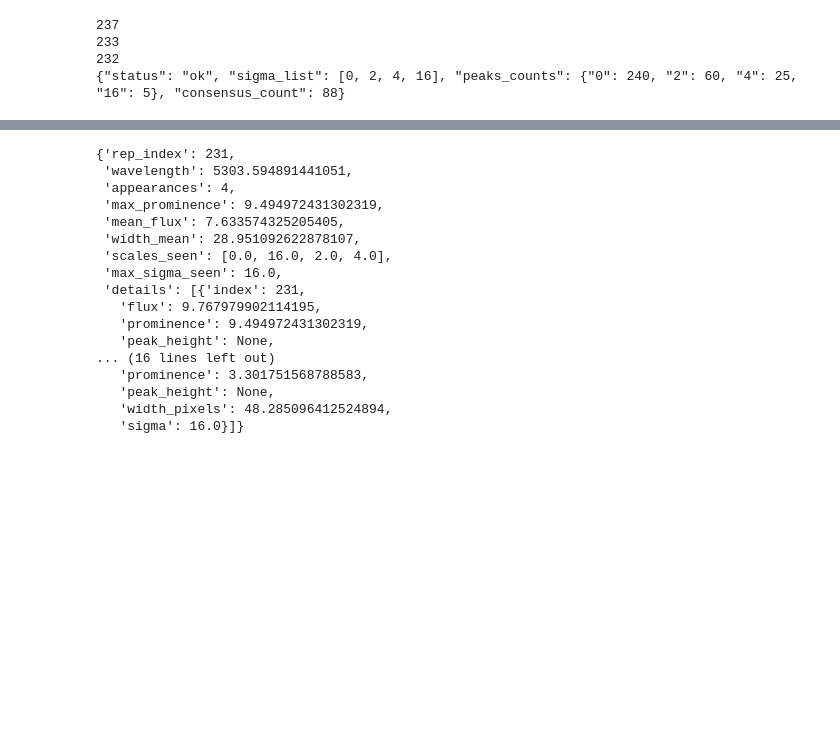
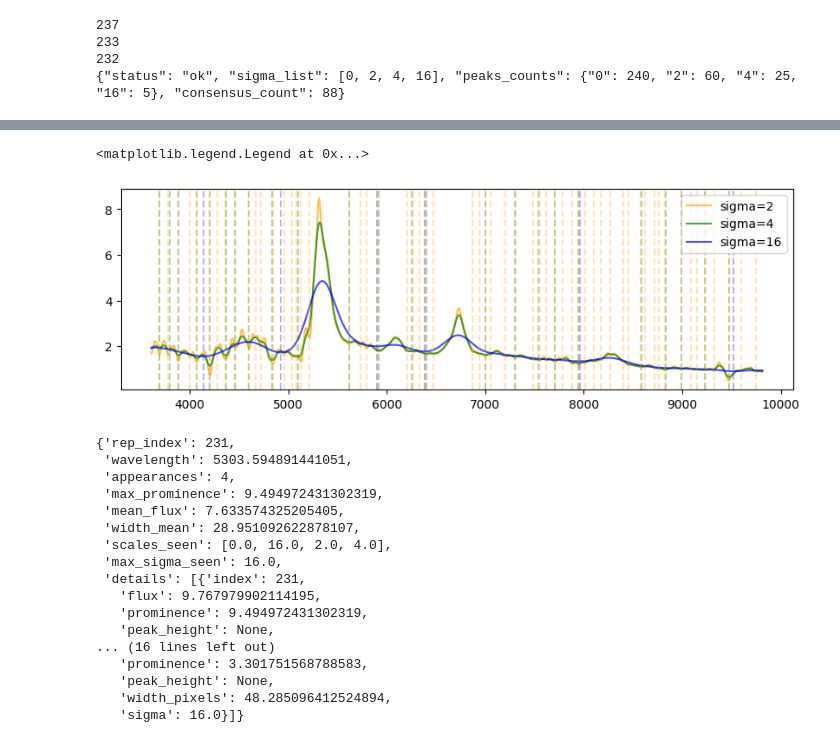
Before and after one commit to mynamesnoname/AstroAgent, a Jupyter notebook: utils/1.ipynb, the cells around one changed output, grey strips where cells are left out. Drawn from its saved outputs; the diff is of its cells as text; code cells hidden in the pictures; blank space fills up the shorter version.

```diff
--- a/utils/1.ipynb
+++ b/utils/1.ipynb
@@ -615,3 +635,28 @@ print(mmm)
+# %%
+valley = [12 - x for x in LOCAL_VARS['spectrum']['weighted_flux']]
+
+_a_16, _b_16 = _detect_peaks_on_flux(valley, sigma=16, height=None, prominence=0.01, distance=None)
+_a_4, _b_4 = _detect_peaks_on_flux(valley, sigma=4, height=None, prominence=0.01, distance=None)
+_a_2, _b_2 = _detect_peaks_on_flux(valley, sigma=2, height=None, prominence=0.01, distance=None)
+# %%
+plt.figure(figsize=(10,3))
+plt.plot(LOCAL_VARS['spectrum']['new_wavelength'], sigma_2, alpha=0.7, c='orange', label='sigma=2')
+plt.plot(LOCAL_VARS['spectrum']['new_wavelength'], sigma_4, alpha=0.7, c='green', label='sigma=4')
+plt.plot(LOCAL_VARS['spectrum']['new_wavelength'], sigma_16, alpha=0.7, c='blue', label='sigma=16')
+
+for i in _b_16:
+    plt.axvline(LOCAL_VARS['spectrum']['new_wavelength'][i['index']], linestyle='--', c='blue', alpha=0.3)
+
+for i in _b_4:
+    plt.axvline(LOCAL_VARS['spectrum']['new_wavelength'][i['index']], linestyle='--', c='green', alpha=0.3)
+
+for i in _b_2:
+    plt.axvline(LOCAL_VARS['spectrum']['new_wavelength'][i['index']], linestyle='--', c='orange', alpha=0.3)
+
+plt.legend()
+# %% [output]
+<matplotlib.legend.Legend at 0x...>
+[figure, added]
 # %%
 LOCAL_VARS['peaks_consensus'][0]
 # %% [output]
```
Also changed, not shown: parts of 7 cells of this notebook, 2 other files.
